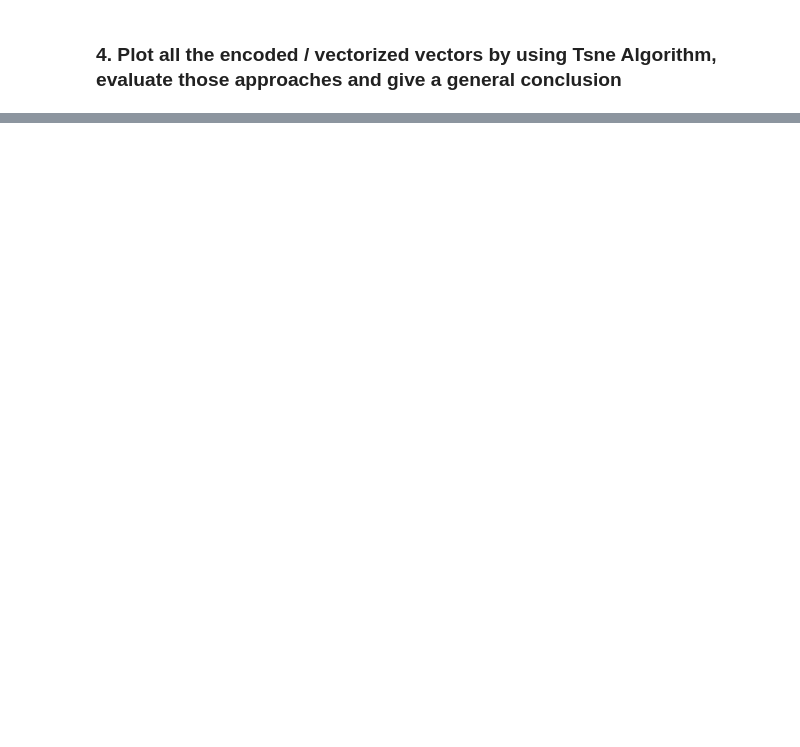
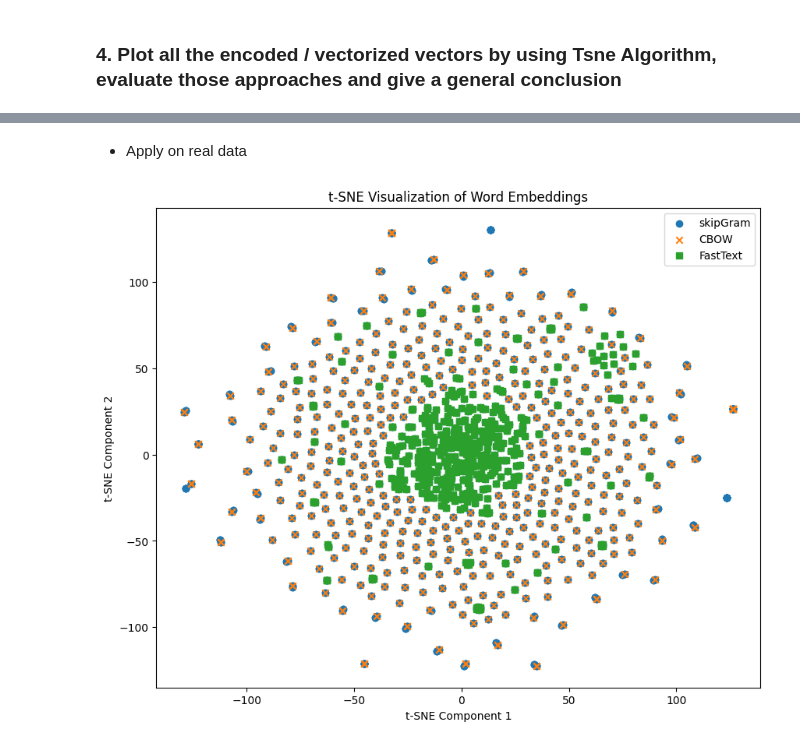
Before and after one commit to drisskhattabi6/NLP-Labs, a Jupyter notebook: NLP_Lab_2/NLP_Lab_2.ipynb, the cells around one changed output, grey strips where cells are left out. Cells and saved outputs as stored; diff of their text form; code cells hidden in the pictures; blank space fills up the shorter version.

```diff
--- a/NLP_Lab_2/NLP_Lab_2.ipynb
+++ b/NLP_Lab_2/NLP_Lab_2.ipynb
@@ -489,0 +532,39 @@ Similar words (FastText): [('ﻭﺍﻋﺘﺒﺮ', 0.4191701114177704), ('ﺍﻟ
+# %% [markdown]
+* Apply on real data
+# %%
+tokens = [all_posts["tokens"][0]]
+
+# Extract vectors from Word2Vec model
+word_vectors_skipgram = [model_skipgram.wv[token] for token in tokens[0]]
+
+# Extract vectors from model_cbow
+word_vectors_cbow = [model_cbow.wv[token] for token in tokens[0]]
+
+# Extract vectors from FastText model
+word_vectors_fasttext = [model_fasttext.wv[token] for token in tokens[0]]
+
+# Combine all vectors
+all_word_vectors = word_vectors_skipgram + word_vectors_cbow + word_vectors_fasttext
+
+all_word_vectors = np.array(all_word_vectors)
+
+# Apply t-SNE to reduce dimensionality
+tsne = TSNE(n_components=2, perplexity=5, random_state=42)
+vectors_2d = tsne.fit_transform(all_word_vectors)
+
+# Plot the vectors
+plt.figure(figsize=(10, 8))
+plt.scatter(vectors_2d[:, 0], vectors_2d[:, 1], label='skipGram', marker='o')
+plt.scatter(vectors_2d[len(word_vectors_skipgram):len(word_vectors_skipgram)+len(word_vectors_cbow), 0],
+            vectors_2d[len(word_vectors_skipgram):len(word_vectors_skipgram)+len(word_vectors_cbow), 1],
+            label='CBOW', marker='x')
+plt.scatter(vectors_2d[len(word_vectors_skipgram)+len(word_vectors_cbow):, 0],
+            vectors_2d[len(word_vectors_skipgram)+len(word_vectors_cbow):, 1],
+            label='FastText', marker='s')
+plt.legend()
+plt.title('t-SNE Visualization of Word Embeddings')
+plt.xlabel('t-SNE Component 1')
+plt.ylabel('t-SNE Component 2')
+plt.show()
+# %% [output]
+[figure, added]
```
Also changed, not shown: parts of 11 cells of this notebook.
